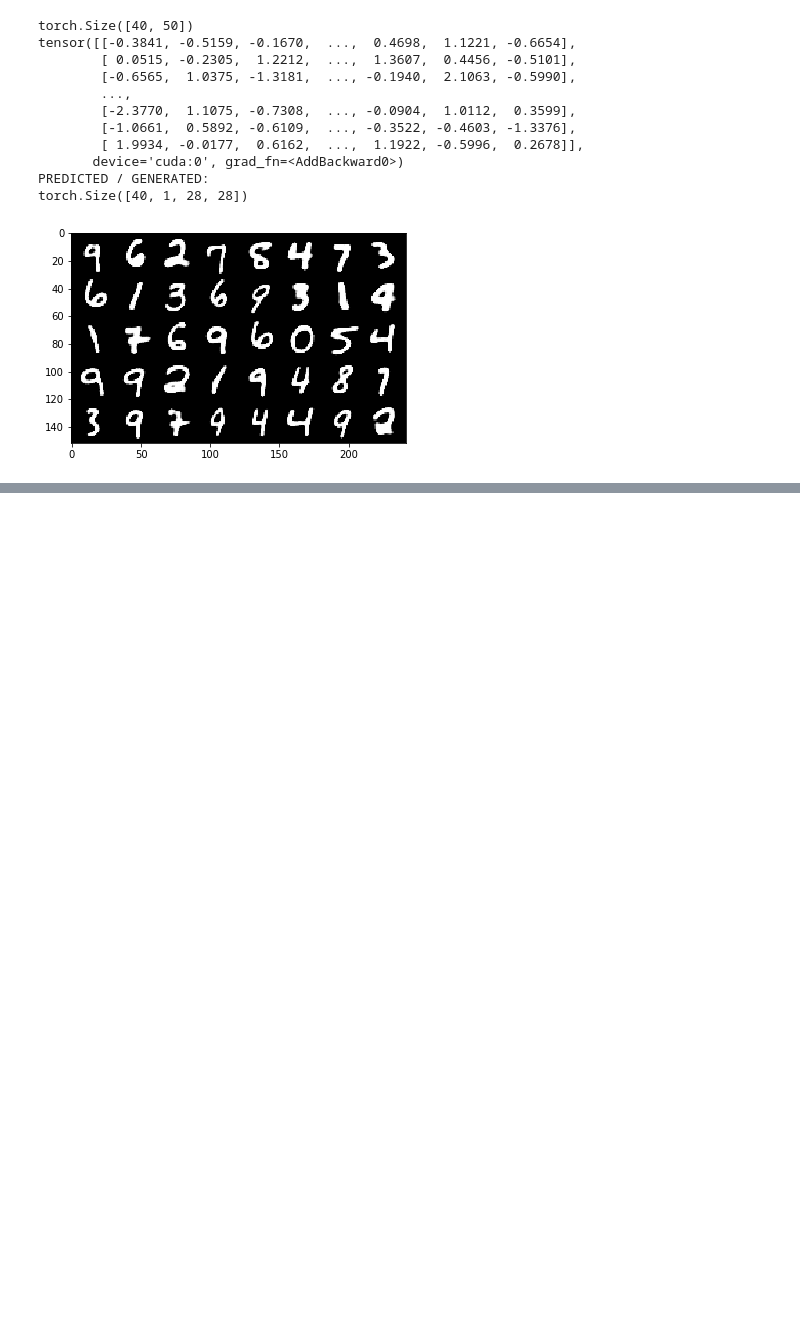
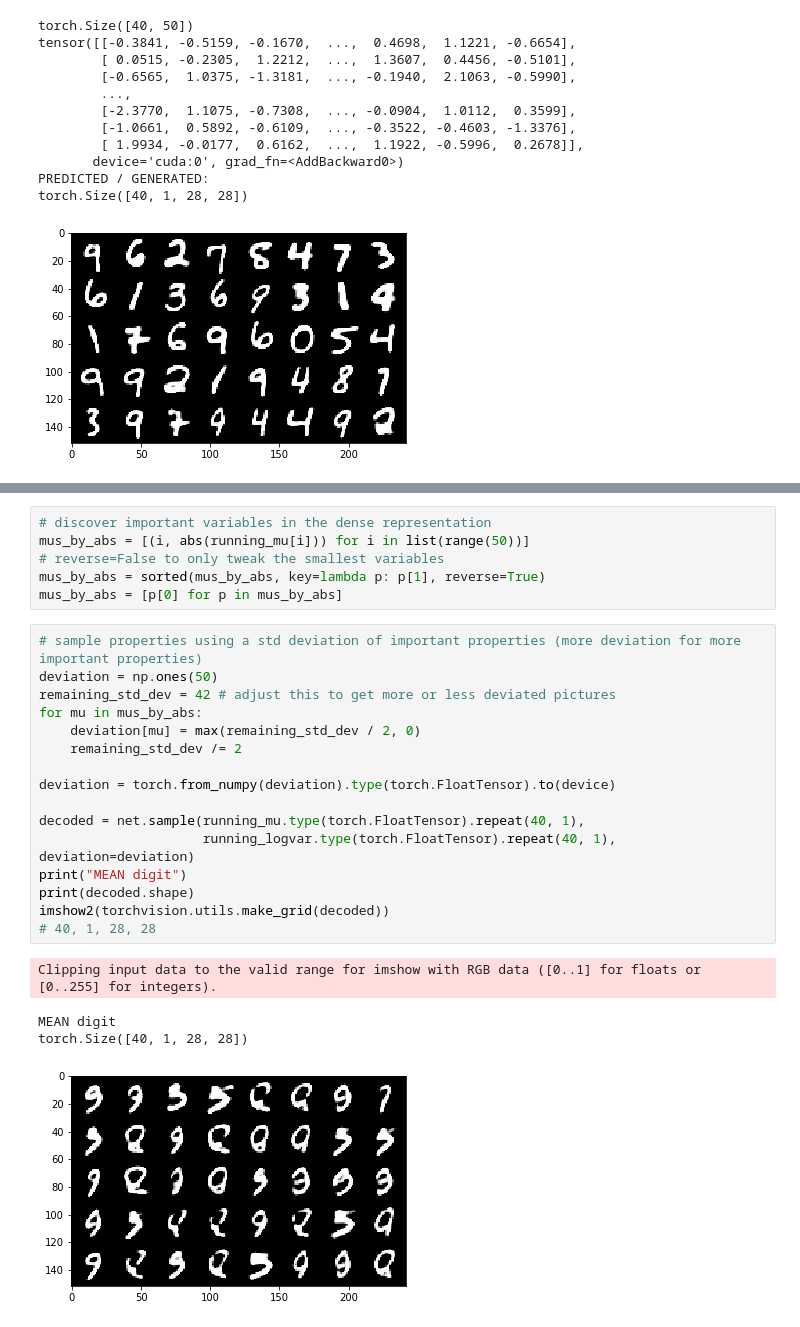
Before and after one commit to sesquipedalian-dev/mnistVaeExperiment, a Jupyter notebook: pytorch_mnist_ae.ipynb, the cells around one changed output, grey strips where cells are left out. Cells and saved outputs as stored; diff of their text form; blank space fills up the shorter version.

```diff
--- a/pytorch_mnist_ae.ipynb
+++ b/pytorch_mnist_ae.ipynb
@@ -435,0 +451,27 @@ torch.Size([40, 1, 28, 28])
+# %%
+# discover important variables in the dense representation
+mus_by_abs = [(i, abs(running_mu[i])) for i in list(range(50))]
+# reverse=False to only tweak the smallest variables
+mus_by_abs = sorted(mus_by_abs, key=lambda p: p[1], reverse=True)
+mus_by_abs = [p[0] for p in mus_by_abs]
+# %%
+# sample properties using a std deviation of important properties (more deviation for more important properties)
+deviation = np.ones(50)
+remaining_std_dev = 42 # adjust this to get more or less deviated pictures
+for mu in mus_by_abs:
+    deviation[mu] = max(remaining_std_dev / 2, 0)
+    remaining_std_dev /= 2
+
+deviation = torch.from_numpy(deviation).type(torch.FloatTensor).to(device)
+
+decoded = net.sample(running_mu.type(torch.FloatTensor).repeat(40, 1),
+                     running_logvar.type(torch.FloatTensor).repeat(40, 1), deviation=deviation)
+print("MEAN digit")
+print(decoded.shape)
+imshow2(torchvision.utils.make_grid(decoded))
+# 40, 1, 28, 28
+# %% [output]
+Clipping input data to the valid range for imshow with RGB data ([0..1] for floats or [0..255] for integers).
+MEAN digit
+torch.Size([40, 1, 28, 28])
+[figure, added]
```
Also changed, not shown: parts of 4 cells of this notebook, 2 other files.
